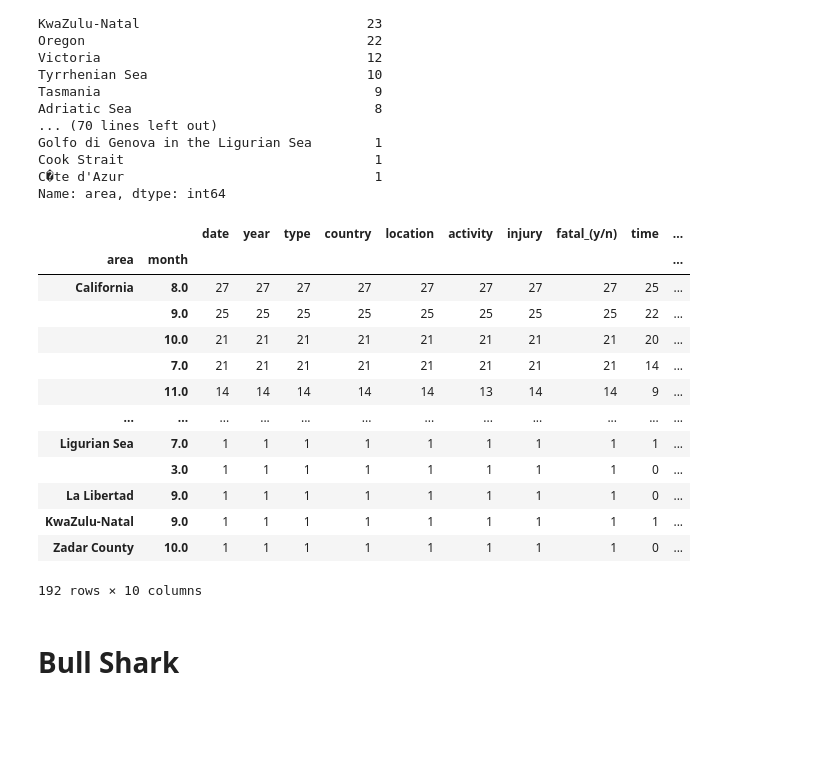
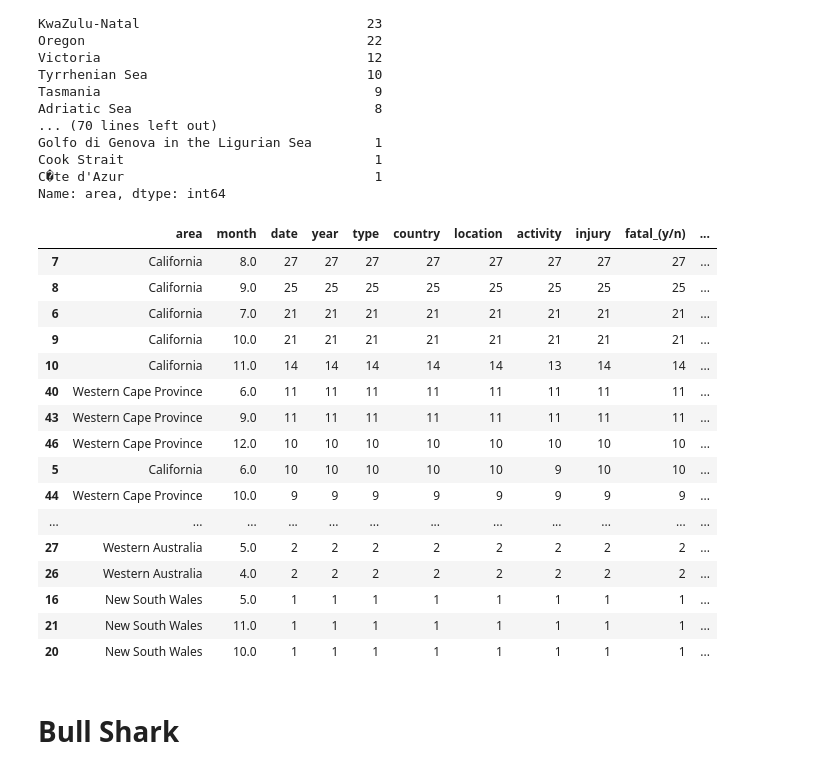
Before and after one commit to carlarbj/Shark_attack, a Jupyter notebook: Shark _attack_project.ipynb, the cells around one changed output. Saved outputs shown, nothing was run; the diff lists cells and outputs as text; code cells hidden in the pictures; blank space fills up the shorter version.

```diff
--- a/Shark _attack_project.ipynb
+++ b/Shark _attack_project.ipynb
@@ -745,23 +745,30 @@ Golfo di Genova in the Ligurian Sea        1
 Cook Strait                                1
 C�te d'Azur                                1
 Name: area, dtype: int64
+# %%
+maskw = ((white_shark['area']=="California") | (cshark2['area']=="Western Cape Province") | (cshark2['area']=="South Australia ") | (cshark2['area']=="Western Australia") | (cshark2['area']=="New South Wales"))
+# %%
+white_shark2=white_shark[maskw]
 # %%
-white_shark.groupby(['area', 'month']).count().sort_values(['year'], ascending = False)
+white_shark2.groupby(['area', 'month'], as_index=False).count().sort_values(['year'], ascending = False)
 # %% [output]
-|  |  | date | year | type | country | location | activity | injury | fatal_(y/n) | time | ... |
-| area | month |  |  |  |  |  |  |  |  |  | ... |
-| California | 8.0 | 27 | 27 | 27 | 27 | 27 | 27 | 27 | 27 | 25 | ... |
-|  | 9.0 | 25 | 25 | 25 | 25 | 25 | 25 | 25 | 25 | 22 | ... |
-|  | 10.0 | 21 | 21 | 21 | 21 | 21 | 21 | 21 | 21 | 20 | ... |
-|  | 7.0 | 21 | 21 | 21 | 21 | 21 | 21 | 21 | 21 | 14 | ... |
-|  | 11.0 | 14 | 14 | 14 | 14 | 14 | 13 | 14 | 14 | 9 | ... |
+|  | area | month | date | year | type | country | location | activity | injury | fatal_(y/n) | ... |
+| 7 | California | 8.0 | 27 | 27 | 27 | 27 | 27 | 27 | 27 | 27 | ... |
+| 8 | California | 9.0 | 25 | 25 | 25 | 25 | 25 | 25 | 25 | 25 | ... |
+| 6 | California | 7.0 | 21 | 21 | 21 | 21 | 21 | 21 | 21 | 21 | ... |
+| 9 | California | 10.0 | 21 | 21 | 21 | 21 | 21 | 21 | 21 | 21 | ... |
+| 10 | California | 11.0 | 14 | 14 | 14 | 14 | 14 | 13 | 14 | 14 | ... |
+| 40 | Western Cape Province | 6.0 | 11 | 11 | 11 | 11 | 11 | 11 | 11 | 11 | ... |
+| 43 | Western Cape Province | 9.0 | 11 | 11 | 11 | 11 | 11 | 11 | 11 | 11 | ... |
+| 46 | Western Cape Province | 12.0 | 10 | 10 | 10 | 10 | 10 | 10 | 10 | 10 | ... |
+| 5 | California | 6.0 | 10 | 10 | 10 | 10 | 10 | 9 | 10 | 10 | ... |
+| 44 | Western Cape Province | 10.0 | 9 | 9 | 9 | 9 | 9 | 9 | 9 | 9 | ... |
 | ... | ... | ... | ... | ... | ... | ... | ... | ... | ... | ... | ... |
-| Ligurian Sea | 7.0 | 1 | 1 | 1 | 1 | 1 | 1 | 1 | 1 | 1 | ... |
-|  | 3.0 | 1 | 1 | 1 | 1 | 1 | 1 | 1 | 1 | 0 | ... |
-| La Libertad | 9.0 | 1 | 1 | 1 | 1 | 1 | 1 | 1 | 1 | 0 | ... |
-| KwaZulu-Natal | 9.0 | 1 | 1 | 1 | 1 | 1 | 1 | 1 | 1 | 1 | ... |
-| Zadar County | 10.0 | 1 | 1 | 1 | 1 | 1 | 1 | 1 | 1 | 0 | ... |
+| 27 | Western Australia | 5.0 | 2 | 2 | 2 | 2 | 2 | 2 | 2 | 2 | ... |
+| 26 | Western Australia | 4.0 | 2 | 2 | 2 | 2 | 2 | 2 | 2 | 2 | ... |
+| 16 | New South Wales | 5.0 | 1 | 1 | 1 | 1 | 1 | 1 | 1 | 1 | ... |
+| 21 | New South Wales | 11.0 | 1 | 1 | 1 | 1 | 1 | 1 | 1 | 1 | ... |
+| 20 | New South Wales | 10.0 | 1 | 1 | 1 | 1 | 1 | 1 | 1 | 1 | ... |
-192 rows × 10 columns
 # %% [markdown]
 # Bull Shark
 # %%
```
Also changed, not shown: parts of 4 cells of this notebook.
